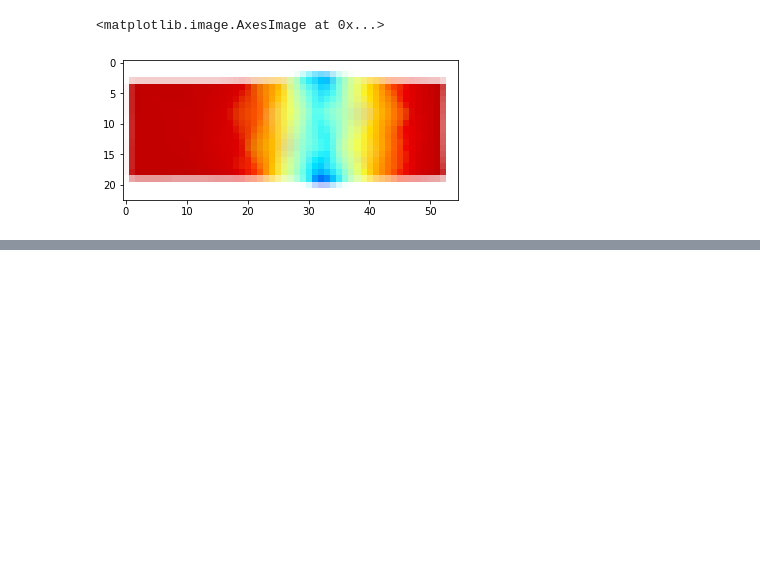
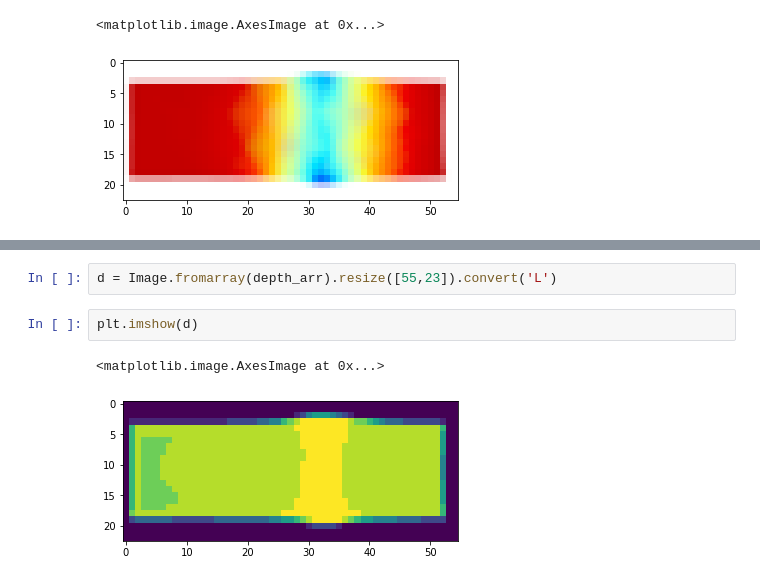
Before and after one commit to hex41434/FreeCAD_RL_FEM_Environment, a Jupyter notebook: scripts/create_observation.ipynb, the cells around one changed output, grey strips where cells are left out. Cells and saved outputs as stored; diff of their text form; blank space fills up the shorter version.

```diff
--- a/scripts/create_observation.ipynb
+++ b/scripts/create_observation.ipynb
@@ -74,2 +87,9 @@ plt.imshow(depth[150:380,50:600])
 <matplotlib.image.AxesImage at 0x...>
 [figure]
+# %%
+d = Image.fromarray(depth_arr).resize([55,23]).convert('L')
+# %%
+plt.imshow(d)
+# %% [output]
+<matplotlib.image.AxesImage at 0x...>
+[figure, added]
```
Also changed, not shown: parts of 6 cells of this notebook, 8 other files.
